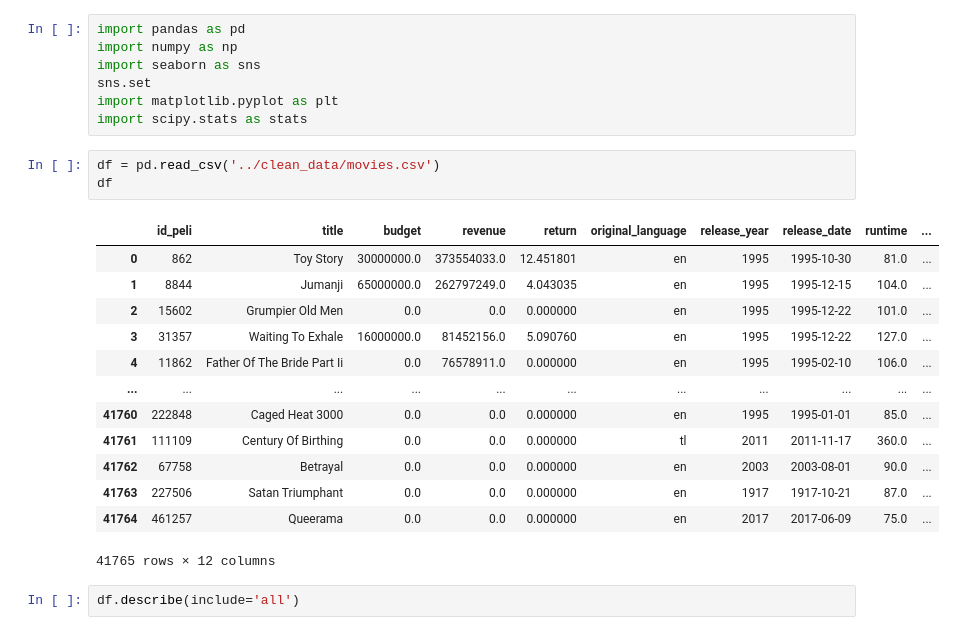
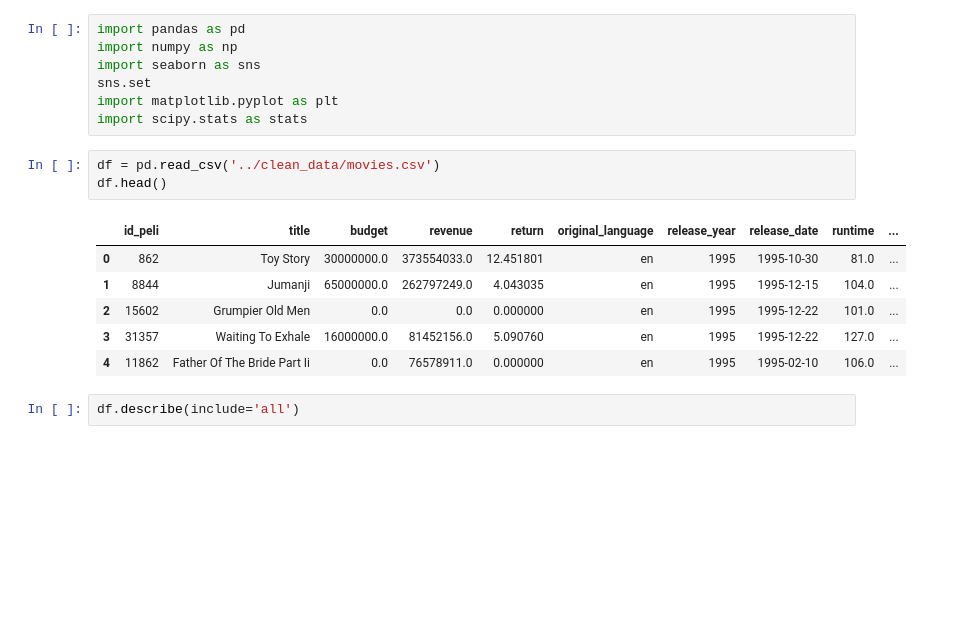
Before and after one commit to Tinmarian/PI1_MLOps_HENRY, a Jupyter notebook: EDA/EDA.ipynb, the cells around one changed output. Drawn from its saved outputs; the diff is of its cells as text; blank space fills up the shorter version.

```diff
--- a/EDA/EDA.ipynb
+++ b/EDA/EDA.ipynb
@@ -9,21 +9,14 @@ import matplotlib.pyplot as plt
 import scipy.stats as stats
 # %%
 df = pd.read_csv('../clean_data/movies.csv')
-df
+df.head()
 # %% [output]
 |  | id_peli | title | budget | revenue | return | original_language | release_year | release_date | runtime | ... |
 | 0 | 862 | Toy Story | 30000000.0 | 373554033.0 | 12.451801 | en | 1995 | 1995-10-30 | 81.0 | ... |
 | 1 | 8844 | Jumanji | 65000000.0 | 262797249.0 | 4.043035 | en | 1995 | 1995-12-15 | 104.0 | ... |
 | 2 | 15602 | Grumpier Old Men | 0.0 | 0.0 | 0.000000 | en | 1995 | 1995-12-22 | 101.0 | ... |
 | 3 | 31357 | Waiting To Exhale | 16000000.0 | 81452156.0 | 5.090760 | en | 1995 | 1995-12-22 | 127.0 | ... |
 | 4 | 11862 | Father Of The Bride Part Ii | 0.0 | 76578911.0 | 0.000000 | en | 1995 | 1995-02-10 | 106.0 | ... |
-| ... | ... | ... | ... | ... | ... | ... | ... | ... | ... | ... |
-| 41760 | 222848 | Caged Heat 3000 | 0.0 | 0.0 | 0.000000 | en | 1995 | 1995-01-01 | 85.0 | ... |
-| 41761 | 111109 | Century Of Birthing | 0.0 | 0.0 | 0.000000 | tl | 2011 | 2011-11-17 | 360.0 | ... |
-| 41762 | 67758 | Betrayal | 0.0 | 0.0 | 0.000000 | en | 2003 | 2003-08-01 | 90.0 | ... |
-| 41763 | 227506 | Satan Triumphant | 0.0 | 0.0 | 0.000000 | en | 1917 | 1917-10-21 | 87.0 | ... |
-| 41764 | 461257 | Queerama | 0.0 | 0.0 | 0.000000 | en | 2017 | 2017-06-09 | 75.0 | ... |
-41765 rows × 12 columns
 # %%
 df.describe(include='all')
 # %% [output]
```
Also changed, not shown: parts of 7 cells of this notebook.
